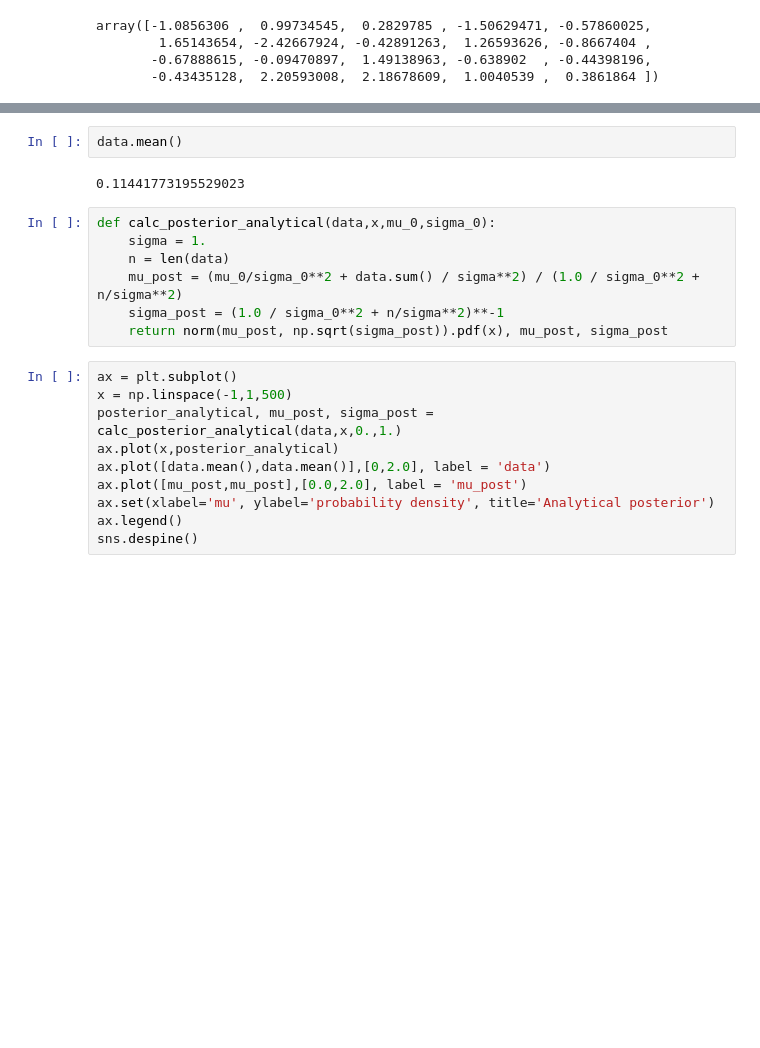
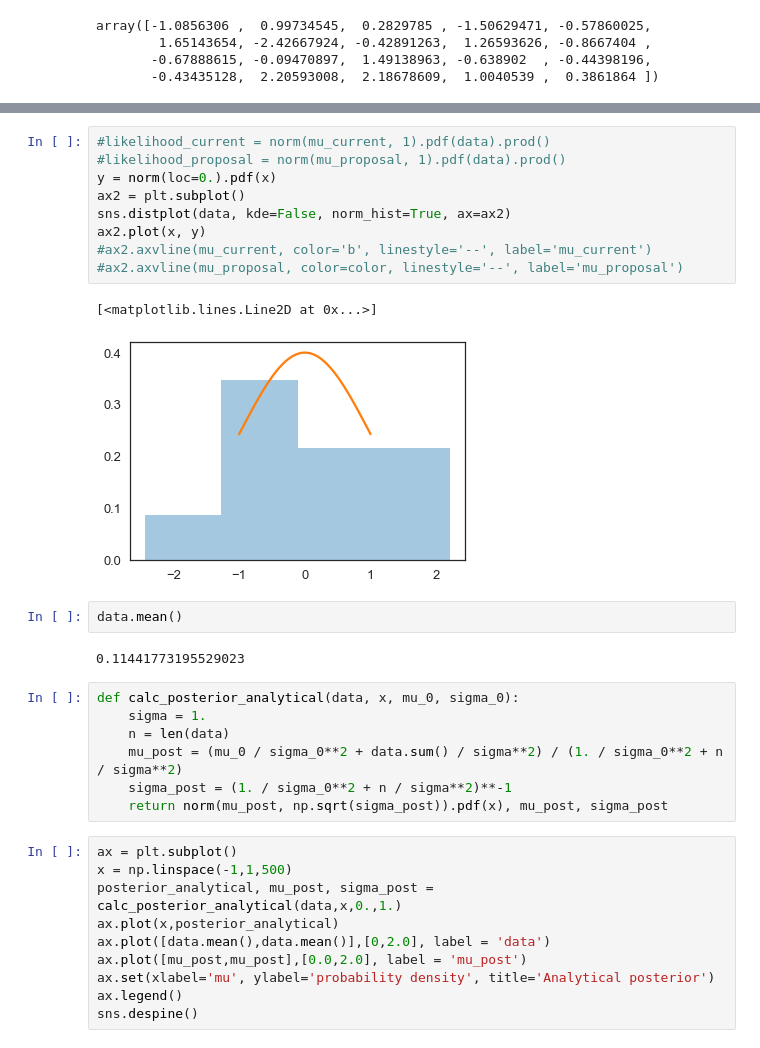
Before and after one commit to scottclay/Statistics, a Jupyter notebook: mcmc_sampling.ipynb, the cells around one changed output, grey strips where cells are left out. Cells and saved outputs as stored; diff of their text form; blank space fills up the shorter version.

```diff
--- a/mcmc_sampling.ipynb
+++ b/mcmc_sampling.ipynb
@@ -31,13 +34,25 @@ _ = ax.set(title='Histogram of observed data', xlabel='x', ylabel='# observation
+# %%
+#likelihood_current = norm(mu_current, 1).pdf(data).prod()
+#likelihood_proposal = norm(mu_proposal, 1).pdf(data).prod()
+y = norm(loc=0.).pdf(x)
+ax2 = plt.subplot()
+sns.distplot(data, kde=False, norm_hist=True, ax=ax2)
+ax2.plot(x, y)
+#ax2.axvline(mu_current, color='b', linestyle='--', label='mu_current')
+#ax2.axvline(mu_proposal, color=color, linestyle='--', label='mu_proposal')
+# %% [output]
+[<matplotlib.lines.Line2D at 0x...>]
+[figure, added]
 # %%
 data.mean()
 # %% [output]
 0.11441773195529023
 # %%
-def calc_posterior_analytical(data,x,mu_0,sigma_0):
+def calc_posterior_analytical(data, x, mu_0, sigma_0):
     sigma = 1.
     n = len(data)
-    mu_post = (mu_0/sigma_0**2 + data.sum() / sigma**2) / (1.0 / sigma_0**2 + n/sigma**2)
-    sigma_post = (1.0 / sigma_0**2 + n/sigma**2)**-1
+    mu_post = (mu_0 / sigma_0**2 + data.sum() / sigma**2) / (1. / sigma_0**2 + n / sigma**2)
+    sigma_post = (1. / sigma_0**2 + n / sigma**2)**-1
     return norm(mu_post, np.sqrt(sigma_post)).pdf(x), mu_post, sigma_post
 # %%
 ax = plt.subplot()
```
Also changed, not shown: parts of 6 cells of this notebook.
